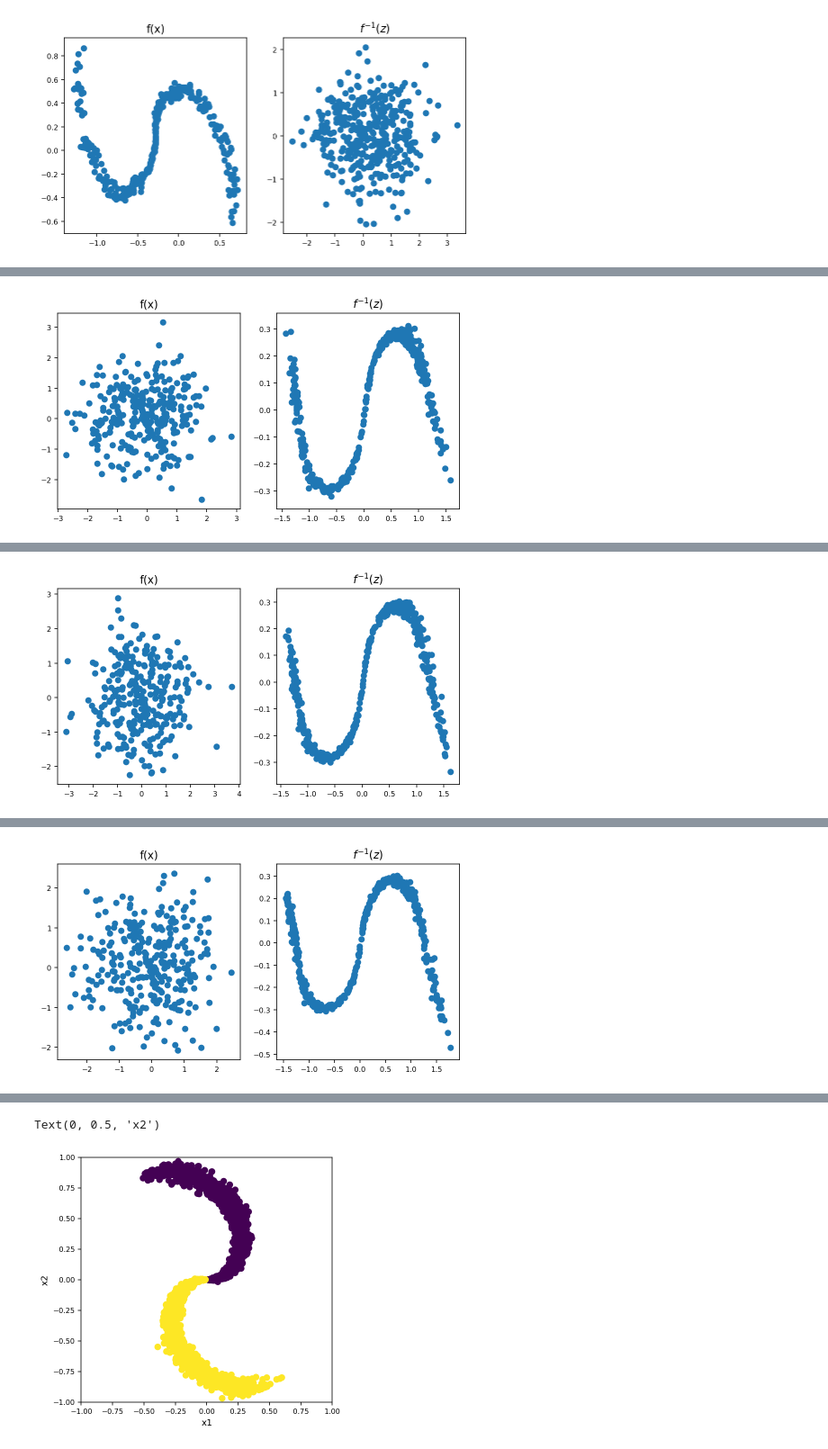
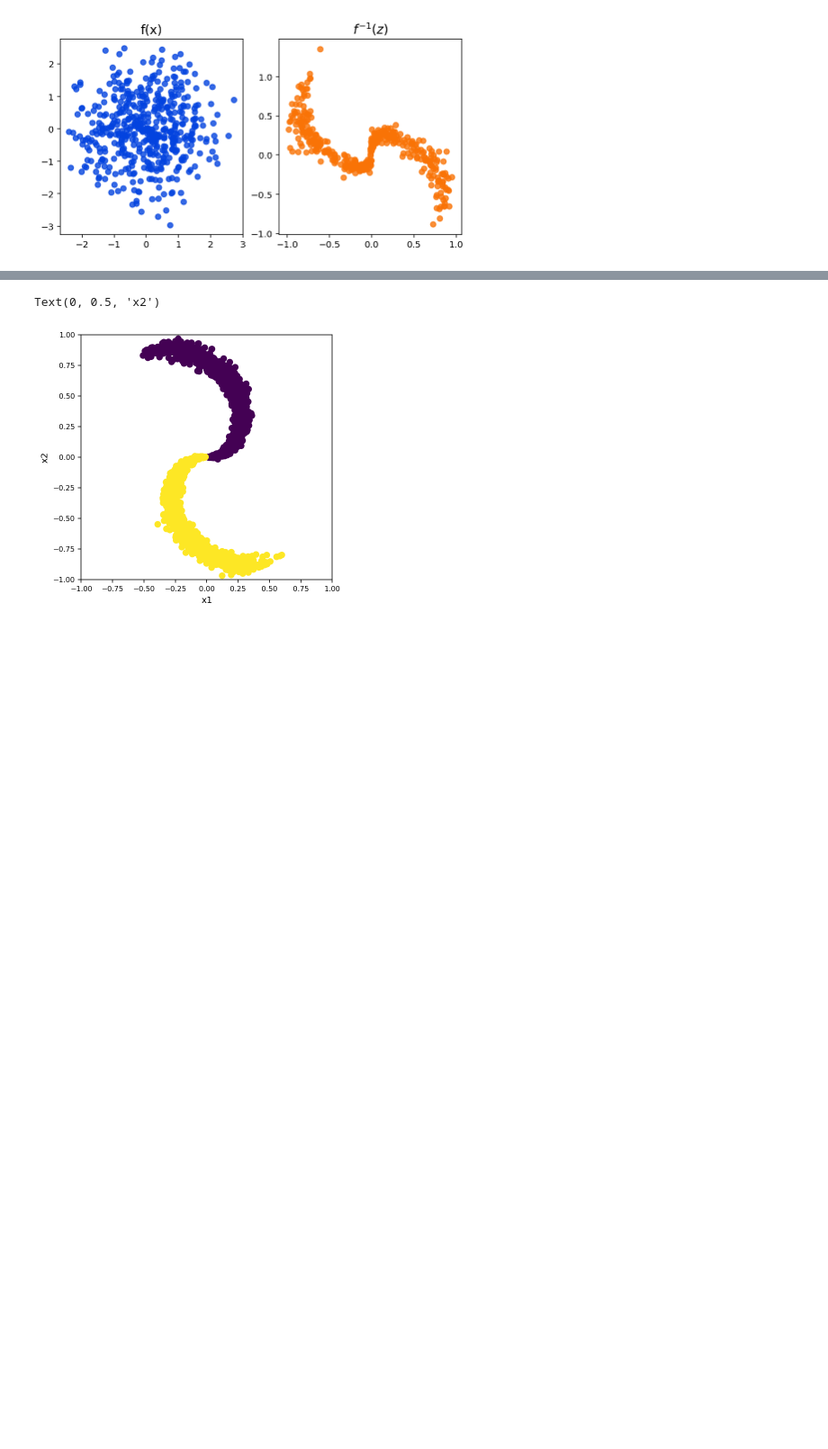
Before and after one commit to malbergo/GenerativeModelTutorials, a Jupyter notebook: ToyFlowNlayers.ipynb, the cells around one changed output, grey strips where cells are left out. Shown at 90% size. Cells and saved outputs as stored; diff of their text form; code cells hidden in the pictures; blank space fills up the shorter version.

```diff
--- a/ToyFlowNlayers.ipynb
+++ b/ToyFlowNlayers.ipynb
@@ -22,0 +22,4 @@ n_layers = 6
+# %%
+
+input_size = 2 # dimension
+n_layers = 8 # how many coupling layers
@@ -26,8 +31,8 @@ def real_sample(N = 100, K = 2):
     x_train = np.zeros((N_train,2)) # matrix containing the 2-dimensional datapoints
     y_train = np.zeros(N_train, dtype='uint8') # labels (not in one-hot representation)
 
-    mag_noise = 0.08 # controls how much noise gets added to the data
-    dTheta    = 2    # difference in theta in each branch
+    mag_noise = 0.2 # controls how much noise gets added to the data
+    dTheta    = 2   # difference in theta in each branch
 
     ### Data generation: ###
     for j in range(K):
@@ -54,15 +69,15 @@ class Coupling(nn.Module):
 
         self.s = torch.nn.ModuleList([torch.nn.Sequential(
                             torch.nn.Linear(input_size // 2, 35),
-                            torch.nn.ReLU(),
+                            torch.nn.LeakyReLU(),
                             torch.nn.Linear(35, 35),
-                            torch.nn.ReLU(),
+                            torch.nn.LeakyReLU(),
                             torch.nn.Linear(35, input_size // 2)) for i in range(n_layers)])
         self.t = torch.nn.ModuleList([torch.nn.Sequential(
                             torch.nn.Linear(input_size // 2, 35),
-                            torch.nn.ReLU(),
+                            torch.nn.LeakyReLU(),
                             torch.nn.Linear(35, 35),
-                            torch.nn.ReLU(),
+                            torch.nn.LeakyReLU(),
                             torch.nn.Linear(35, input_size // 2),
                             torch.nn.Tanh()) for i in range(n_layers)])
 
@@ -139,4 +154,4 @@ class Coupling(nn.Module):
 
 
 model = Coupling(input_size=input_size)
-optimizer = torch.optim.Adam(model.parameters(), lr=5e-4)
+optimizer = torch.optim.Adam(model.parameters(), lr=1e-4)
@@ -143,27 +207,27 @@ optimizer = torch.optim.Adam(model.parameters(), lr=5e-4)
 # %%
-
+%matplotlib inline
 for i in range(10000):
 
-    sample = real_sample(N = 150, K = 2)
+    sample = real_sample(N = 250, K = 2)
     z, logp = model(sample.float())
 
     if i % 500 == 0:
         zs = model(sample.float())[0].detach().numpy()
         test_x = model.sample(400).cpu().data.numpy()
         fig, [ax1,ax2]=plt.subplots(1,2,figsize=(8,4))
-        ax1.scatter(zs[:,0], zs[:,1])
-        ax1.set_title("f(x)")
-        ax2.scatter(test_x[:,0],test_x[:,1])
-        ax2.set_title(r"$f^{-1}(z)$")
+        ax1.scatter(zs[:,0], zs[:,1], color = 'xkcd:blue', alpha = 0.8)
+        ax1.set_title("f(x)", fontsize = 14)
+        ax2.scatter(test_x[:,0],test_x[:,1], color = 'xkcd:orange', alpha = 0.8)
+        ax2.set_title(r"$f^{-1}(z)$", fontsize = 14)
         plt.show()
 
     loss = -logp.mean()
 
     if i % 500 == 0:
-        print('iter %s:' % i, 'loss = %.3f' % loss)
+        print("Epoch %s --->" % i, 'log loss = %.3f' % loss)
 
     optimizer.zero_grad()
     loss.backward(retain_graph=True)
     optimizer.step()
 # %% [output]
-[figure, old version]
+[figure, new version]
@@ -171 +234,0 @@ iter 0: loss = 1.731
-[figure, removed]
@@ -173 +235,0 @@ iter 500: loss = -1.217
-[figure, removed]
@@ -175 +235,0 @@ iter 1000: loss = -1.217
-[figure, removed]
```
Also changed, not shown: parts of 11 cells of this notebook.
